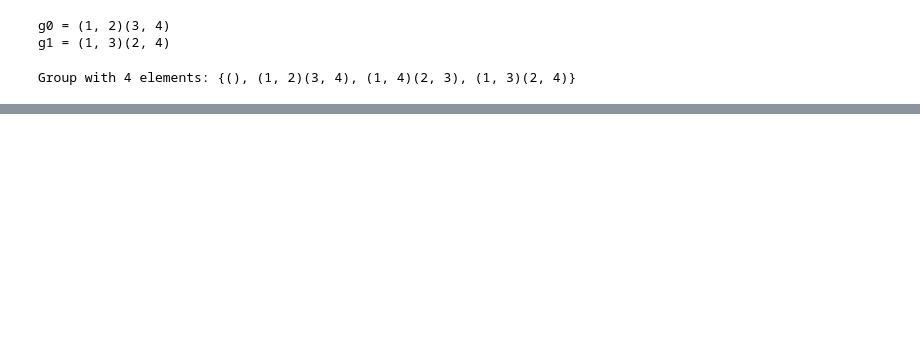
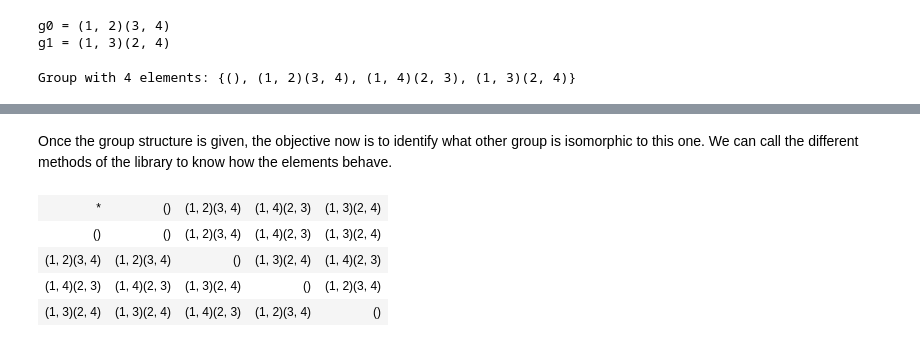
Before and after one commit to lmd-ugr/Grupos, a Jupyter notebook: Tutorial.ipynb, the cells around one changed output, grey strips where cells are left out. Drawn from its saved outputs; the diff is of its cells as text; code cells hidden in the pictures; blank space fills up the shorter version.

```diff
--- a/Tutorial.ipynb
+++ b/Tutorial.ipynb
@@ -1021,3 +1014,13 @@ SyntaxError: invalid syntax (<ipython-input-157-0756b4443369>, line 1)
+# %% [markdown]
+Once the group structure is given, the objective now is to identify what other group is isomorphic to this one. We can call the different methods of the library to know how the elements behave.
+# %%
+Gr.table()
+# %% [output]
+| * | () | (1, 2)(3, 4) | (1, 4)(2, 3) | (1, 3)(2, 4) |
+| () | () | (1, 2)(3, 4) | (1, 4)(2, 3) | (1, 3)(2, 4) |
+| (1, 2)(3, 4) | (1, 2)(3, 4) | () | (1, 3)(2, 4) | (1, 4)(2, 3) |
+| (1, 4)(2, 3) | (1, 4)(2, 3) | (1, 3)(2, 4) | () | (1, 2)(3, 4) |
+| (1, 3)(2, 4) | (1, 3)(2, 4) | (1, 4)(2, 3) | (1, 2)(3, 4) | () |
 # %%
 K = KleinGroup()
 Gr.is_isomorphic(K)
```
Also changed, not shown: parts of 269 cells of this notebook, 1 other file.
